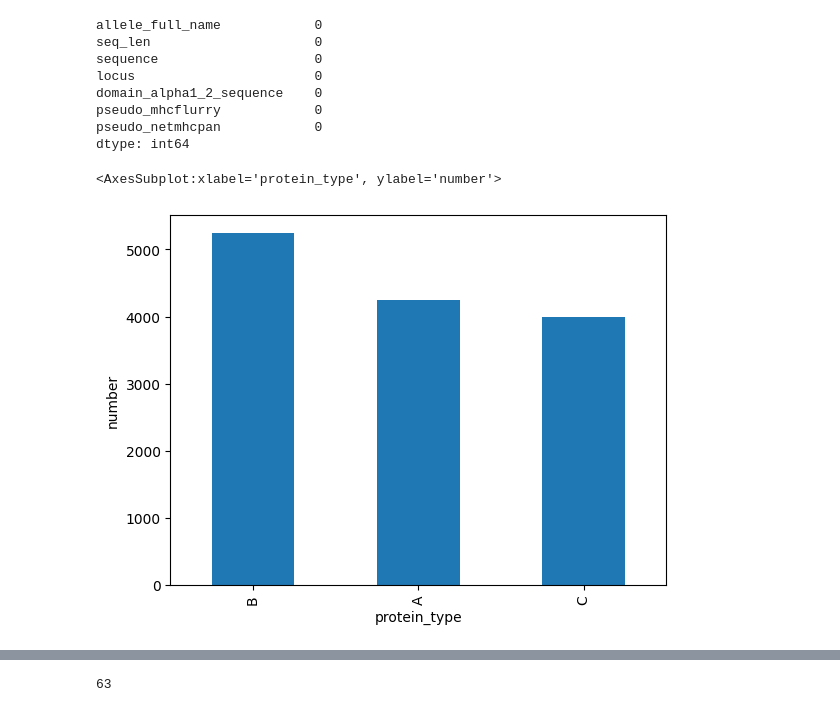
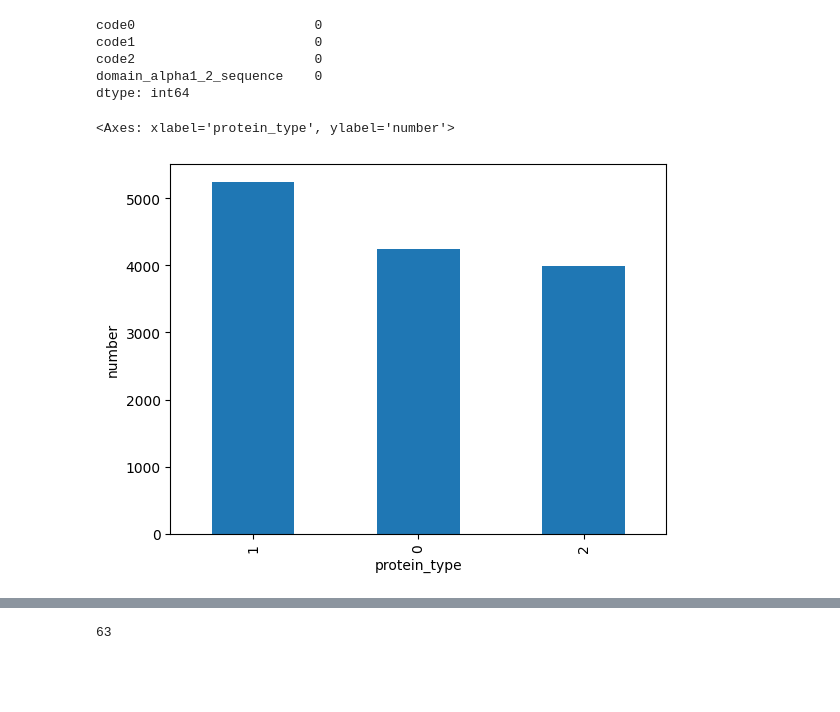
Before and after one commit to ZhiweiCheng2020/Applied_DL_Bert, a Jupyter notebook: notebooks/tmp.ipynb, the cells around one changed output, grey strips where cells are left out. Drawn from its saved outputs; the diff is of its cells as text; code cells hidden in the pictures; blank space fills up the shorter version.

Commit message:
combine the rare protein types into one, and train models with code0 and code1

```diff
--- a/notebooks/tmp.ipynb
+++ b/notebooks/tmp.ipynb
@@ -3,17 +4,10 @@ import pandas as pd
 # %%
-df = pd.read_csv(r"C:\Study_courses\2022_winter_LMU\applied_DL\LMU_AppliedDL\applied_dl_bert_impl\Data\imgt_I_domain_1_2.csv", index_col=0)
+df = pd.read_csv(r"C:\Study_courses\2022_winter_LMU\Applied_DL_Bert\Data\protein_data.csv", index_col=0)
 # %%
 df.isnull().sum()
 # %% [output]
-allele_full_name            0
-seq_len                     0
-sequence                    0
-locus                       0
+code0                       0
+code1                       0
+code2                       0
 domain_alpha1_2_sequence    0
-pseudo_mhcflurry            0
-pseudo_netmhcpan            0
 dtype: int64
-# %%
-import re
-protein_type = df["allele_full_name"].apply(lambda x: re.split('\W+', x)[1:4])
-df[['code1', 'code2', 'code3']] = pd.DataFrame(list(protein_type), columns=['code1', 'code2', 'code3'])
@@ -20,5 +42,5 @@ df[['code1', 'code2', 'code3']] = pd.DataFrame(list(protein_type), columns=['cod
 # %%
-df["code1"].value_counts().plot(kind='bar',xlabel="protein_type", ylabel="number")
+df["code0"].value_counts().plot(kind='bar',xlabel="protein_type", ylabel="number")
 # %% [output]
-<AxesSubplot:xlabel='protein_type', ylabel='number'>
+<Axes: xlabel='protein_type', ylabel='number'>
-[figure, old version]
+[figure, new version]
```
Also changed, not shown: parts of 14 cells of this notebook, 9 other files.
